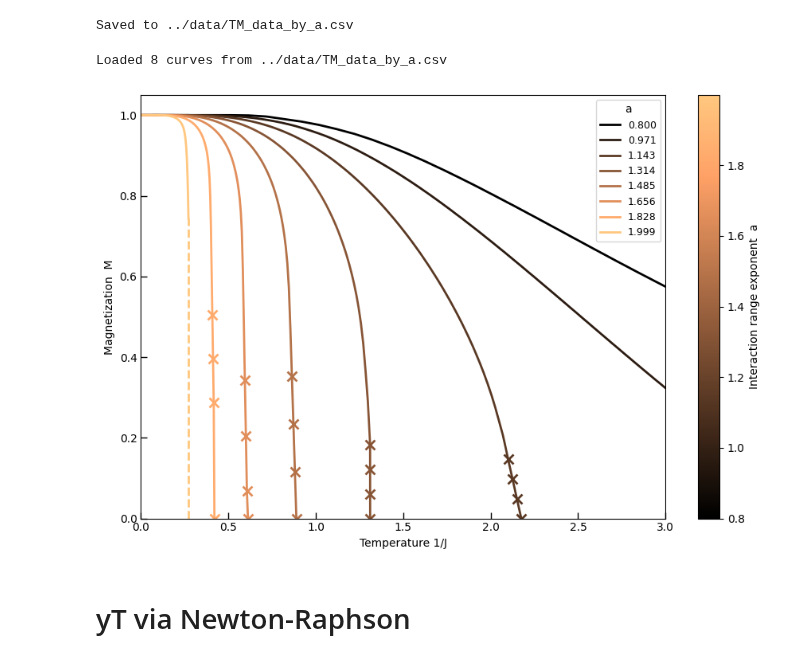
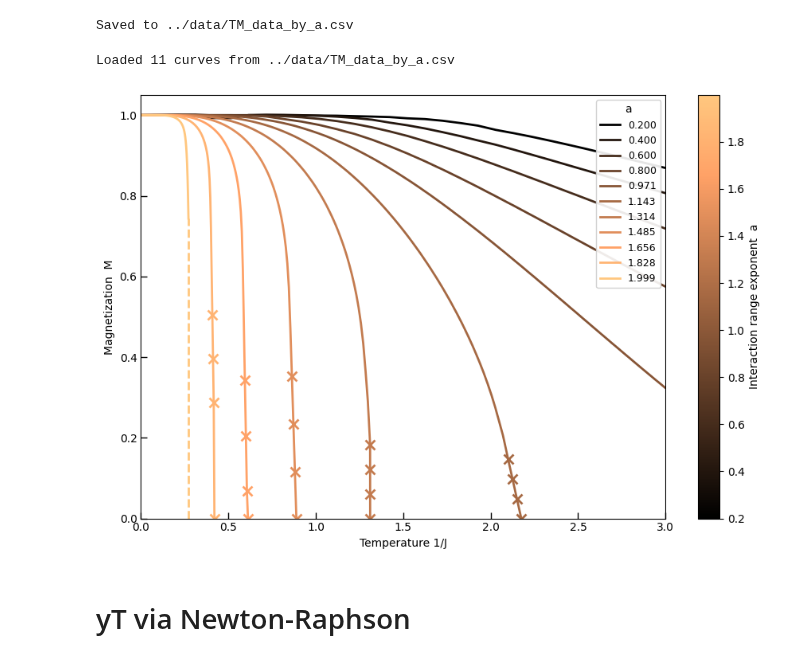
Before and after one commit to erbilcanartun/long-range-ising-chain, a Jupyter notebook: notebooks/magnetization_critical_exponents_numba.ipynb, the cells around one changed output. Drawn from its saved outputs; the diff is of its cells as text; code cells hidden in the pictures.

```diff
--- a/notebooks/magnetization_critical_exponents_numba.ipynb
+++ b/notebooks/magnetization_critical_exponents_numba.ipynb
@@ -479,11 +479,11 @@ from matplotlib import cm
 # --------------------------------------------------------------
 # 1. Parameters
 # --------------------------------------------------------------
-step   = 10
+step   = 8
 max_k  = 3**step          # 3^8 = 6561
 eps    = 1e-5
 N      = 100               # points per curve (up to Tc)
-a_values = np.linspace(0.8, 1.999, 8)
+a_values = np.array([0.2, 0.4, 0.6])#np.linspace(0.8, 1.999, 8)
 
 # --------------------------------------------------------------
 # 2. Containers
@@ -572,7 +562,7 @@ with open(csv_filename, 'w', newline='', encoding='utf-8') as f:
     writer.writerow(['# a_index', 'a_value', 'Tc', 'T', 'M'])
     for i, (a, Tc, tuples_a) in enumerate(zip(a_values, Tc_values, data_by_a)):
         for T, M in tuples_a:
-            writer.writerow([i, a, Tc, T, M])
+            writer.writerow([i+3, a, Tc, T, M])
 
 print(f"Saved to {csv_filename}")
 # %% [output]
@@ -620,35 +610,36 @@ print(f"Loaded {len(data_by_a)} curves from {csv_filename}")
 fig, ax = plt.subplots(figsize=(9, 6))
 cmap = cm.copper
 norm = plt.Normalize(a_values.min(), a_values.max())
 
 for i, (a, tuples_a) in enumerate(zip(a_values, data_by_a)):
     T_arr = np.array([t[0] for t in tuples_a])
     M_arr = np.array([t[1] for t in tuples_a])
     if a != max(a_values):
         ax.plot(T_arr, M_arr, marker='', label=f'{a:.3f}', color=cmap(norm(a)), linewidth=2)
         ax.plot(T_arr[-4:], M_arr[-4:], 'x', color=cmap(norm(a)), markersize=8, markeredgewidth=2)
     else:
+        None
         ax.plot(T_arr, M_arr, marker='', label=f'{a:.3f}', color=cmap(norm(a)), linewidth=2)
         ax.plot([T_arr[-2], T_arr[-2]], [0, M_arr[-1]], linestyle='--', color=cmap(norm(a)), linewidth=2)
 
 
 # colour-bar (shows the a-value)
 sm = plt.cm.ScalarMappable(cmap=cmap, norm=norm)
 fig.colorbar(sm, ax=ax, label='Interaction range exponent  a')
 
 ax.set_xlabel('Temperature 1/J')
 ax.set_ylabel('Magnetization  M')
 ax.set_xlim(0, 3)
 ax.set_ylim(0, 1.05)
 #ax.grid(True, ls='--', alpha=0.5)
-ax.legend(title='a', loc='upper right', fontsize=9)
+ax.legend(title='a', loc='upper right', fontsize=9, framealpha=.9)
 ax.tick_params(axis='both', which='major', direction='in', width=1, length=6)
 
 plt.tight_layout()
 plt.savefig("../figures/magnetization_a.png")
 plt.show()
 # %% [output]
-Loaded 8 curves from ../data/TM_data_by_a.csv
+Loaded 11 curves from ../data/TM_data_by_a.csv
-[figure, old version]
+[figure, new version]
 # %% [markdown]
 # yT via Newton-Raphson
```
Also changed, not shown: parts of 1 cell of this notebook, 3 other files.
